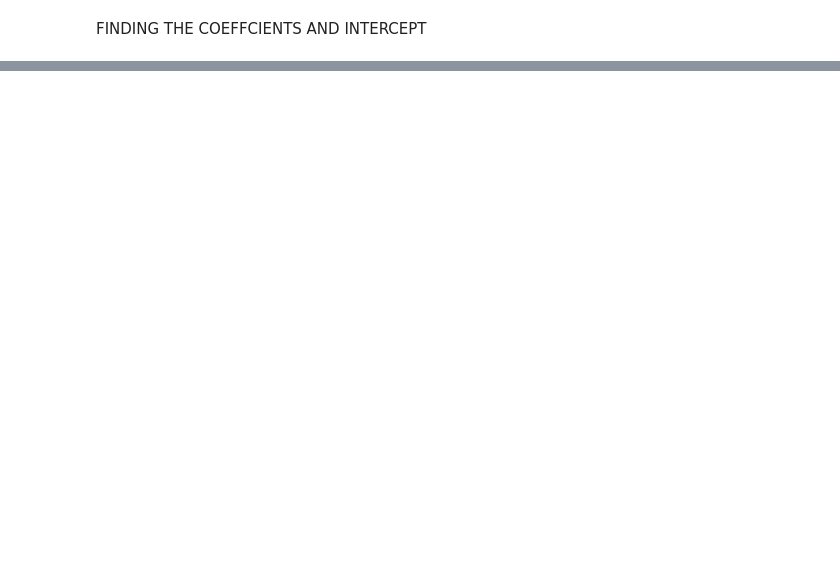
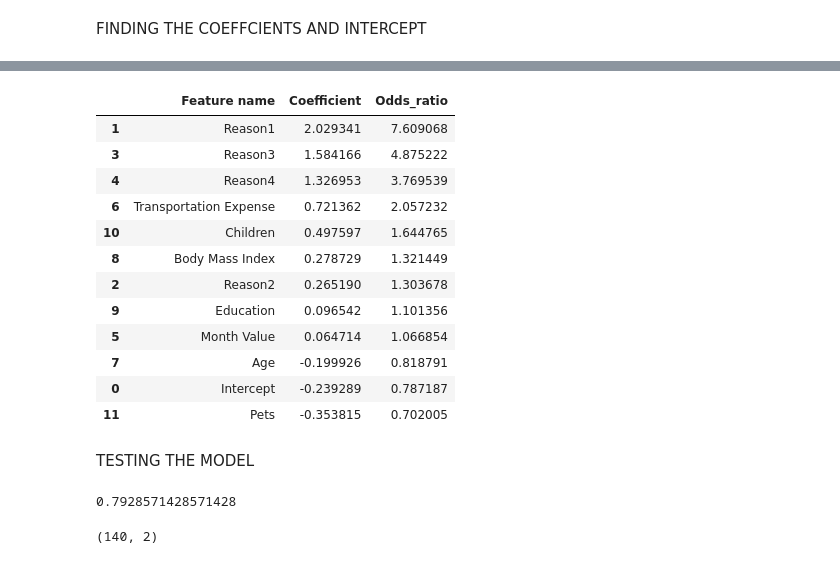
Before and after one commit to Pavancode-py/My-work-of-practice, a Jupyter notebook: Inprogress.ipynb, the cells around one changed output, grey strips where cells are left out. Drawn from its saved outputs; the diff is of its cells as text; code cells hidden in the pictures; blank space fills up the shorter version.

```diff
--- a/Inprogress.ipynb
+++ b/Inprogress.ipynb
@@ -94,0 +115,10 @@ absentism_scaler = StandardScaler()
+# %%
+# columns_to_scale = ['Month Value',
+#        'Day of the Week', 'Transportation Expense', 'Distance to Work',
+#        'Age', 'Daily Work Load Average', 'Body Mass Index',
+#        'Children', 'Pets']
+
+columns_to_omit = ['Reason_1', 'Reason_2', 'Reason_3', 'Reason_4','Education']
+
+# columns_to_scale = [x for x in unscaled_inputs.columns.values if x not in columns_to_omit]
+columns_to_scale = [x for x in unscaled_inputs.columns.values if x not in columns_to_omit] # Make sure columns_to_omit is defined before this line
@@ -95,2 +128,4 @@ absentism_scaler = StandardScaler()
+# %%
+absentism_scaler = CustomScaler(columns_to_scale)
 # %%
 absentism_scaler.fit(unscaled_inputs)
@@ -156,0 +196,9 @@ array([-0.22178064])
+# %%
+feature_name = unscaled_inputs.columns.values
+# %%
+summary_table = pd.DataFrame(columns=['Feature name'],data = feature_name)
+summary_table['Coefficient'] = np.transpose(reg.coef_)
+summary_table.index = summary_table.index + 1
+summary_table.loc[0] = ['Intercept',reg.intercept_[0]]
+summary_table = summary_table.sort_index()
+summary_table
@@ -156,0 +219,23 @@ array([-0.22178064])
+# %%
+summary_table['Odds_ratio'] = np.exp(summary_table.Coefficient)
+summary_table.sort_values('Odds_ratio',ascending=False)
+# %% [output]
+|  | Feature name | Coefficient | Odds_ratio |
+| 1 | Reason1 | 2.029341 | 7.609068 |
+| 3 | Reason3 | 1.584166 | 4.875222 |
+| 4 | Reason4 | 1.326953 | 3.769539 |
+| 6 | Transportation Expense | 0.721362 | 2.057232 |
+| 10 | Children | 0.497597 | 1.644765 |
+| 8 | Body Mass Index | 0.278729 | 1.321449 |
+| 2 | Reason2 | 0.265190 | 1.303678 |
+| 9 | Education | 0.096542 | 1.101356 |
+| 5 | Month Value | 0.064714 | 1.066854 |
+| 7 | Age | -0.199926 | 0.818791 |
+| 0 | Intercept | -0.239289 | 0.787187 |
+| 11 | Pets | -0.353815 | 0.702005 |
+# %% [markdown]
+TESTING THE MODEL
+# %%
+reg.score(X_temp,y_temp)
+# %% [output]
+0.7928571428571428
@@ -156,0 +245,4 @@ array([-0.22178064])
+# %%
+predictedproba.shape
+# %% [output]
+(140, 2)
```
Also changed, not shown: parts of 25 cells of this notebook.
